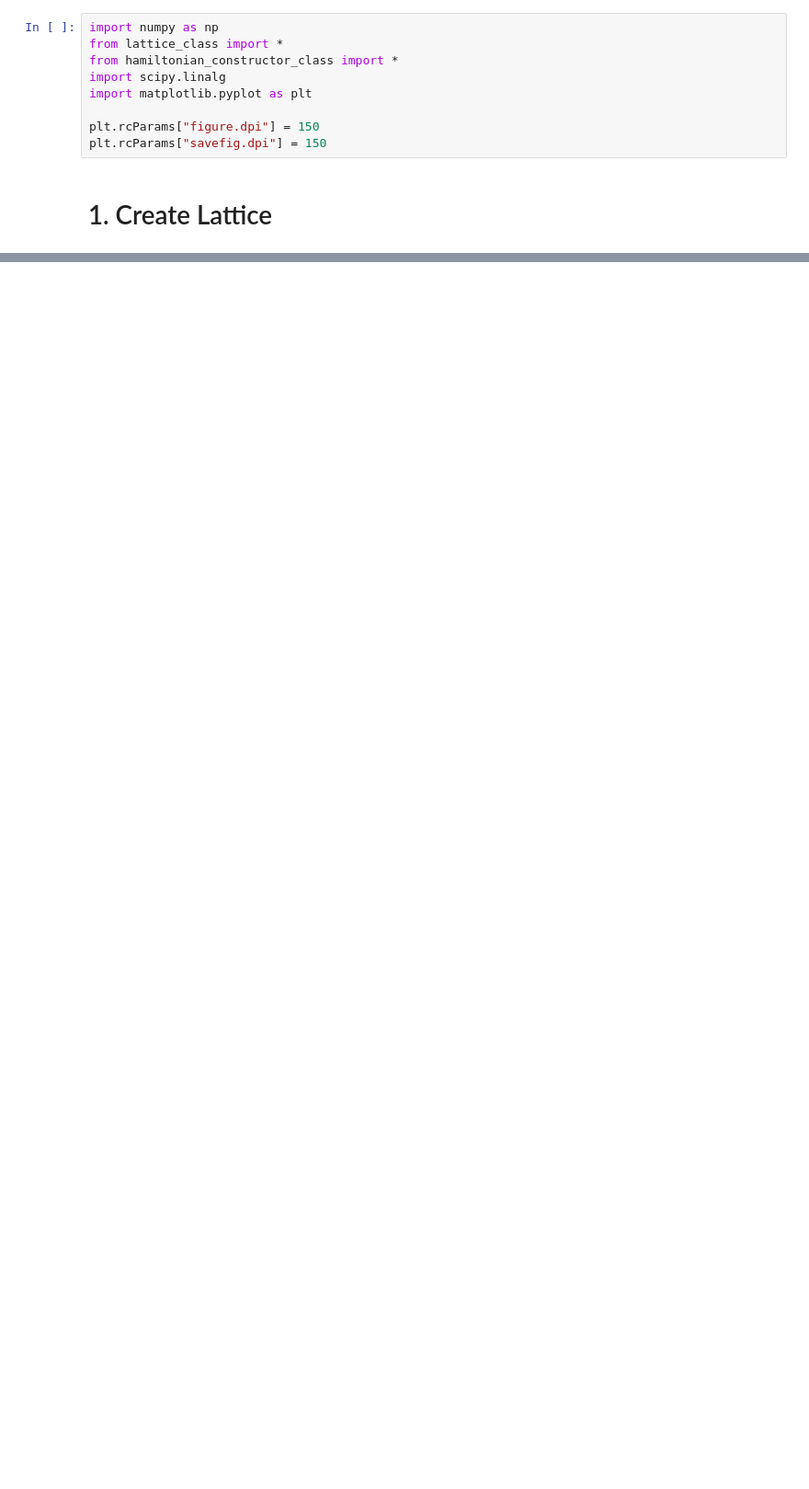
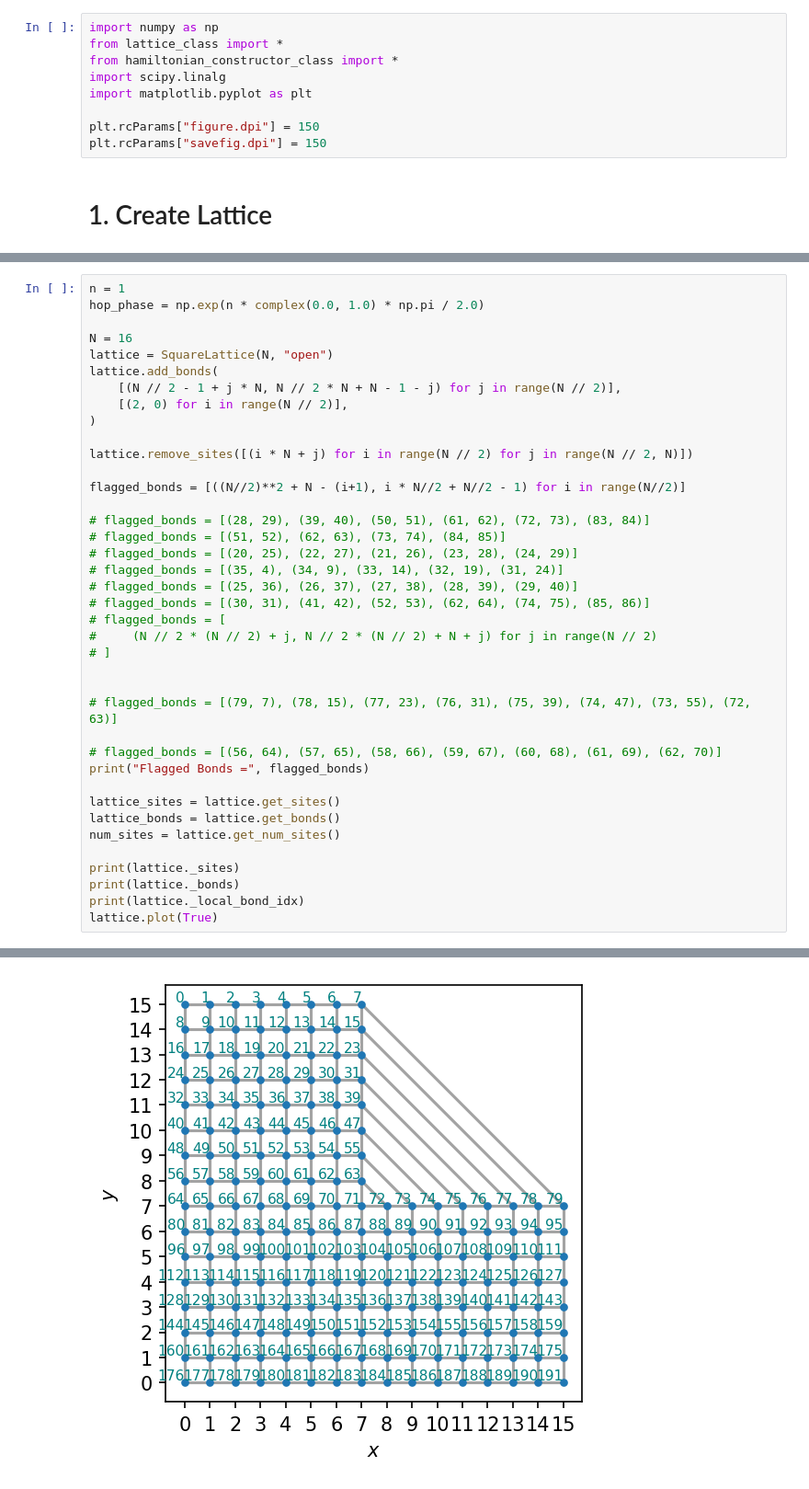
Before and after one commit to isschoch/chiral-p-wave-on-buckyball-geometry, a Jupyter notebook: sc_disclination_codim_1.ipynb, the cells around one changed output, grey strips where cells are left out. Shown at 92% size. Saved outputs shown, nothing was run; the diff lists cells and outputs as text; blank space fills up the shorter version.

```diff
--- a/sc_disclination_codim_1.ipynb
+++ b/sc_disclination_codim_1.ipynb
@@ -83,0 +12,40 @@ lattice.plot(True)
+# %%
+n = 1
+hop_phase = np.exp(n * complex(0.0, 1.0) * np.pi / 2.0)
+
+N = 16
+lattice = SquareLattice(N, "open")
+lattice.add_bonds(
+    [(N // 2 - 1 + j * N, N // 2 * N + N - 1 - j) for j in range(N // 2)],
+    [(2, 0) for i in range(N // 2)],
+)
+
+lattice.remove_sites([(i * N + j) for i in range(N // 2) for j in range(N // 2, N)])
+
+flagged_bonds = [((N//2)**2 + N - (i+1), i * N//2 + N//2 - 1) for i in range(N//2)]
+
+# flagged_bonds = [(28, 29), (39, 40), (50, 51), (61, 62), (72, 73), (83, 84)]
+# flagged_bonds = [(51, 52), (62, 63), (73, 74), (84, 85)]
+# flagged_bonds = [(20, 25), (22, 27), (21, 26), (23, 28), (24, 29)]
+# flagged_bonds = [(35, 4), (34, 9), (33, 14), (32, 19), (31, 24)]
+# flagged_bonds = [(25, 36), (26, 37), (27, 38), (28, 39), (29, 40)]
+# flagged_bonds = [(30, 31), (41, 42), (52, 53), (62, 64), (74, 75), (85, 86)]
+# flagged_bonds = [
+#     (N // 2 * (N // 2) + j, N // 2 * (N // 2) + N + j) for j in range(N // 2)
+# ]
+
+
+# flagged_bonds = [(79, 7), (78, 15), (77, 23), (76, 31), (75, 39), (74, 47), (73, 55), (72, 63)]
+
+# flagged_bonds = [(56, 64), (57, 65), (58, 66), (59, 67), (60, 68), (61, 69), (62, 70)]
+print("Flagged Bonds =", flagged_bonds)
+
+lattice_sites = lattice.get_sites()
+lattice_bonds = lattice.get_bonds()
+num_sites = lattice.get_num_sites()
+
+print(lattice._sites)
+print(lattice._bonds)
+print(lattice._local_bond_idx)
+lattice.plot(True)
+# %% [output]
@@ -84 +57,2 @@ lattice.plot(True)
+[figure, added]
 # %%
```
Also changed, not shown: parts of 14 cells of this notebook, 10 other files.
